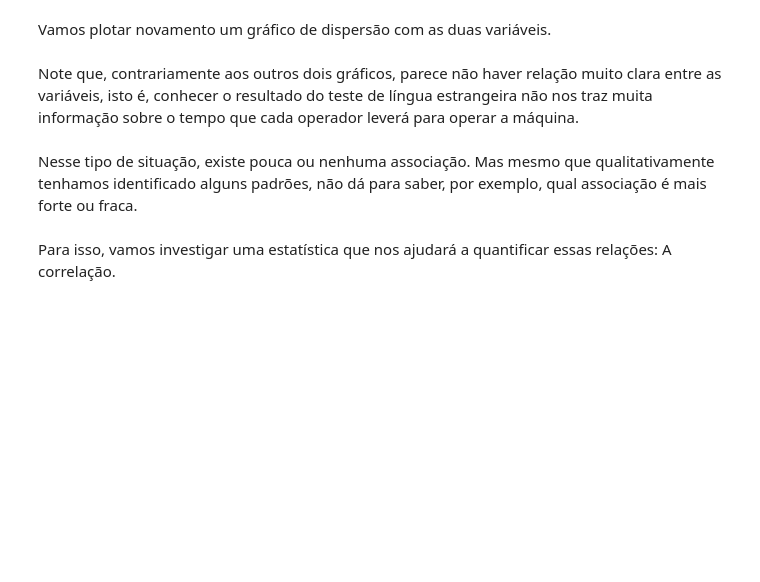
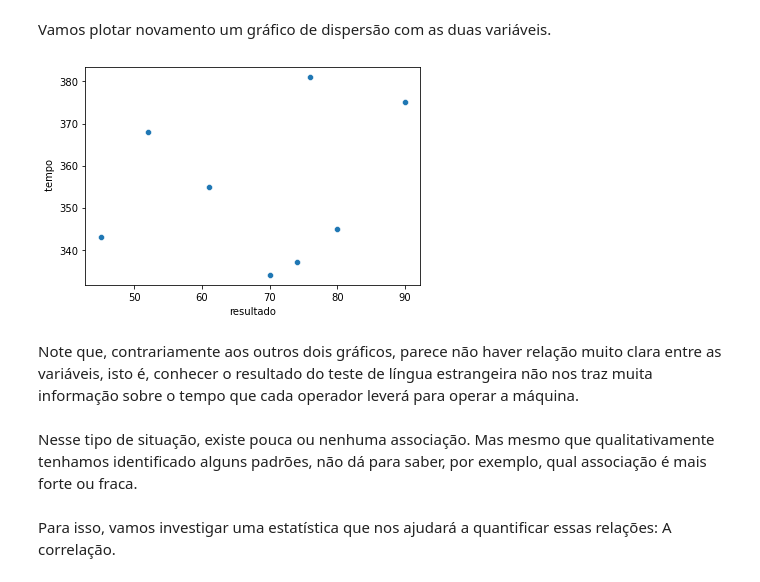
Before and after one commit to brondevitor/Python_Jorney, a Jupyter notebook: Statistics/Estatística Descritiva (Parte I).ipynb, the cells around one changed output. Drawn from its saved outputs; the diff is of its cells as text; code cells hidden in the pictures; blank space fills up the shorter version.

```diff
--- a/Statistics/Estatística Descritiva (Parte I).ipynb
+++ b/Statistics/Estatística Descritiva (Parte I).ipynb
@@ -432,3 +449,5 @@ Vejamos agora outro conjunto de dados.
 Nesse exemplo, podemos ver uma relação inversa, pois quanto maior a renda familiar (em salários mínimos), menor é a tendência de se gastar com assistência médica (% da renda anual)
 # %% [markdown]
 Por fim, temos um último conjunto de dados para olhar. Vamos carregá-lo.
+# %%
+df_resultado_tempo = pd.read_csv('correlacao2.csv')
@@ -435,5 +466,10 @@ Por fim, temos um último conjunto de dados para olhar. Vamos carregá-lo.
 # %% [markdown]
 Vamos plotar novamento um gráfico de dispersão com as duas variáveis.
+# %%
+sns.scatterplot(data=df_resultado_tempo, x="resultado", y=' tempo')
+plt.show()
+# %% [output]
+[figure, added]
 # %% [markdown]
 Note que, contrariamente aos outros dois gráficos, parece não haver relação muito clara entre as variáveis, isto é, conhecer o resultado do teste de língua estrangeira não nos traz muita informação sobre o tempo que cada operador leverá para operar a máquina.
 # %% [markdown]
```
Also changed, not shown: parts of 31 cells of this notebook.
